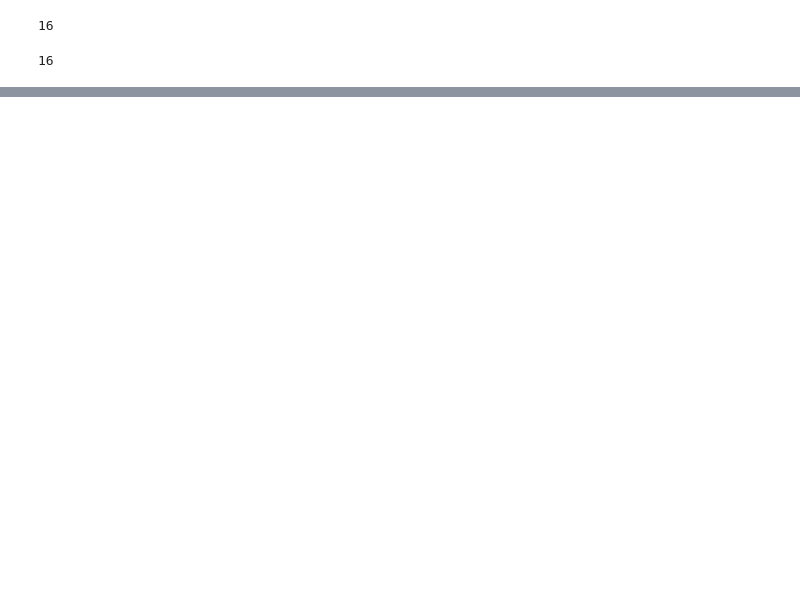
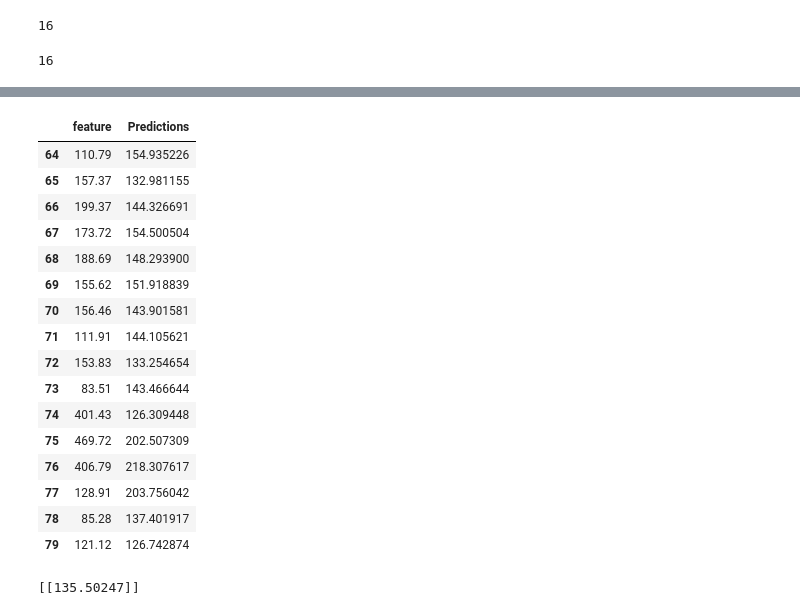
Before and after one commit to abhiwalia15/Predice-el-futuro-Forecast-the-values-of-feature-one., a Jupyter notebook: LSTM_predicto.ipynb, the cells around one changed output, grey strips where cells are left out. Saved outputs shown, nothing was run; the diff lists cells and outputs as text; code cells hidden in the pictures; blank space fills up the shorter version.

Commit message:
validation dataset with predicted results

```diff
--- a/LSTM_predicto.ipynb
+++ b/LSTM_predicto.ipynb
@@ -210,0 +196,21 @@ See the caveats in the documentation: https://pandas.pydata.org/pandas-docs/stab
+# %%
+#Show the valid and predicted prices
+valid
+# %% [output]
+|  | feature | Predictions |
+| 64 | 110.79 | 154.935226 |
+| 65 | 157.37 | 132.981155 |
+| 66 | 199.37 | 144.326691 |
+| 67 | 173.72 | 154.500504 |
+| 68 | 188.69 | 148.293900 |
+| 69 | 155.62 | 151.918839 |
+| 70 | 156.46 | 143.901581 |
+| 71 | 111.91 | 144.105621 |
+| 72 | 153.83 | 133.254654 |
+| 73 | 83.51 | 143.466644 |
+| 74 | 401.43 | 126.309448 |
+| 75 | 469.72 | 202.507309 |
+| 76 | 406.79 | 218.307617 |
+| 77 | 128.91 | 203.756042 |
+| 78 | 85.28 | 137.401917 |
+| 79 | 121.12 | 126.742874 |
@@ -210,0 +226,25 @@ See the caveats in the documentation: https://pandas.pydata.org/pandas-docs/stab
+# %%
+#Get the quote
+feature_quote = pd.read_csv('valid_csv.csv')
+#Create a new dataframe
+new_df = feature_quote.filter(['feature'])
+
+#Get teh last 60 day closing price
+last_1_days = new_df[79:80].values
+#Scale the data to be values between 0 and 1
+last_1_days_scaled = scaler.transform(last_1_days)
+#Create an empty list
+X_test = []
+#Append teh past 1 days
+X_test.append(last_1_days_scaled)
+#Convert the X_test data set to a numpy array
+X_test = np.array(X_test)
+#Reshape the data
+X_test = np.reshape(X_test, (X_test.shape[0], X_test.shape[1], 1))
+#Get the predicted scaled price
+pred_price = model.predict(X_test)
+#undo the scaling
+pred_price = scaler.inverse_transform(pred_price)
+print(pred_price)
+# %% [output]
+[[135.50247]]
```
Also changed, not shown: parts of 17 cells of this notebook, 2 other files.
